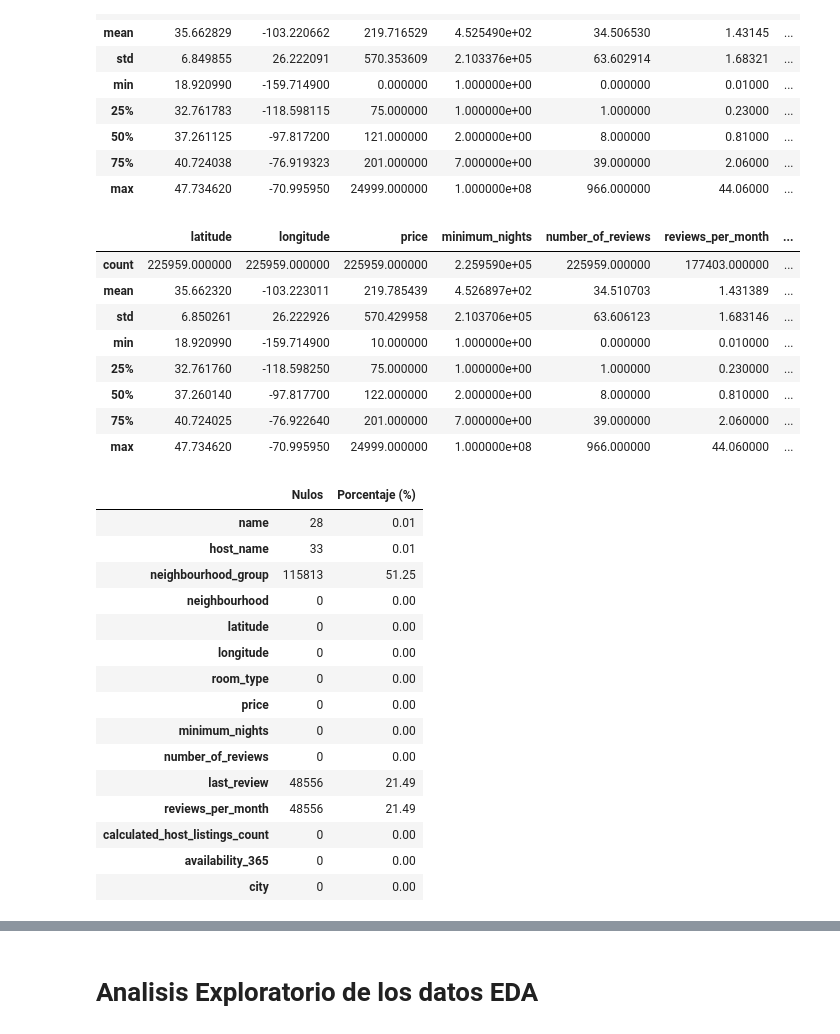
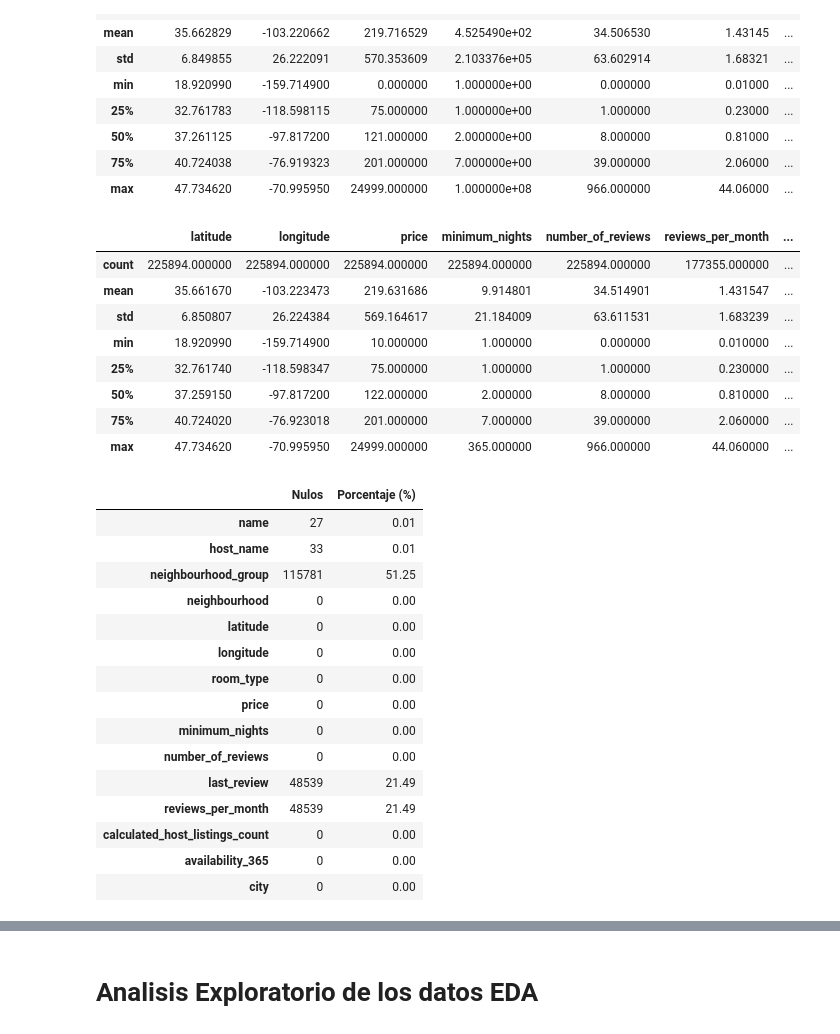
Before and after one commit to HaloReach2552/Proyecto-Data-Science-Airbnb, a Jupyter notebook: proyecto.ipynb, the cells around one changed output, grey strips where cells are left out. Cells and saved outputs as stored; diff of their text form; code cells hidden in the pictures.

```diff
--- a/proyecto.ipynb
+++ b/proyecto.ipynb
@@ -46,19 +46,19 @@ datos.describe()
 # %%
 #En el codigo anterior vemos que el valor minimo de price es 0 y eso no puede, por eso se va a eliminar informacion que no cuadra
 #En el contexto de Airbnb
 
-datos = datos[datos["price"]> 9]
+datos = datos[(datos["price"] > 9) & (datos["minimum_nights"] <= 365)]
 datos.describe()
 # %% [output]
 |  | latitude | longitude | price | minimum_nights | number_of_reviews | reviews_per_month | ... |
-| count | 225959.000000 | 225959.000000 | 225959.000000 | 2.259590e+05 | 225959.000000 | 177403.000000 | ... |
-| mean | 35.662320 | -103.223011 | 219.785439 | 4.526897e+02 | 34.510703 | 1.431389 | ... |
-| std | 6.850261 | 26.222926 | 570.429958 | 2.103706e+05 | 63.606123 | 1.683146 | ... |
-| min | 18.920990 | -159.714900 | 10.000000 | 1.000000e+00 | 0.000000 | 0.010000 | ... |
-| 25% | 32.761760 | -118.598250 | 75.000000 | 1.000000e+00 | 1.000000 | 0.230000 | ... |
-| 50% | 37.260140 | -97.817700 | 122.000000 | 2.000000e+00 | 8.000000 | 0.810000 | ... |
-| 75% | 40.724025 | -76.922640 | 201.000000 | 7.000000e+00 | 39.000000 | 2.060000 | ... |
-| max | 47.734620 | -70.995950 | 24999.000000 | 1.000000e+08 | 966.000000 | 44.060000 | ... |
+| count | 225894.000000 | 225894.000000 | 225894.000000 | 225894.000000 | 225894.000000 | 177355.000000 | ... |
+| mean | 35.661670 | -103.223473 | 219.631686 | 9.914801 | 34.514901 | 1.431547 | ... |
+| std | 6.850807 | 26.224384 | 569.164617 | 21.184009 | 63.611531 | 1.683239 | ... |
+| min | 18.920990 | -159.714900 | 10.000000 | 1.000000 | 0.000000 | 0.010000 | ... |
+| 25% | 32.761740 | -118.598347 | 75.000000 | 1.000000 | 1.000000 | 0.230000 | ... |
+| 50% | 37.259150 | -97.817200 | 122.000000 | 2.000000 | 8.000000 | 0.810000 | ... |
+| 75% | 40.724020 | -76.923018 | 201.000000 | 7.000000 | 39.000000 | 2.060000 | ... |
+| max | 47.734620 | -70.995950 | 24999.000000 | 365.000000 | 966.000000 | 44.060000 | ... |
 # %%
 # Aqui estamos viendo la cantidad de datos nulos de todas las variables y expresadas en %
 datos_nulos=pd.DataFrame({
@@ -69,9 +69,9 @@ datos_nulos=pd.DataFrame({
 datos_nulos
 # %% [output]
 |  | Nulos | Porcentaje (%) |
-| name | 28 | 0.01 |
+| name | 27 | 0.01 |
 | host_name | 33 | 0.01 |
-| neighbourhood_group | 115813 | 51.25 |
+| neighbourhood_group | 115781 | 51.25 |
 | neighbourhood | 0 | 0.00 |
 | latitude | 0 | 0.00 |
 | longitude | 0 | 0.00 |
@@ -79,8 +79,8 @@ datos_nulos
 | price | 0 | 0.00 |
 | minimum_nights | 0 | 0.00 |
 | number_of_reviews | 0 | 0.00 |
-| last_review | 48556 | 21.49 |
-| reviews_per_month | 48556 | 21.49 |
+| last_review | 48539 | 21.49 |
+| reviews_per_month | 48539 | 21.49 |
 | calculated_host_listings_count | 0 | 0.00 |
 | availability_365 | 0 | 0.00 |
 | city | 0 | 0.00 |
```
Also changed, not shown: parts of 24 cells of this notebook.
